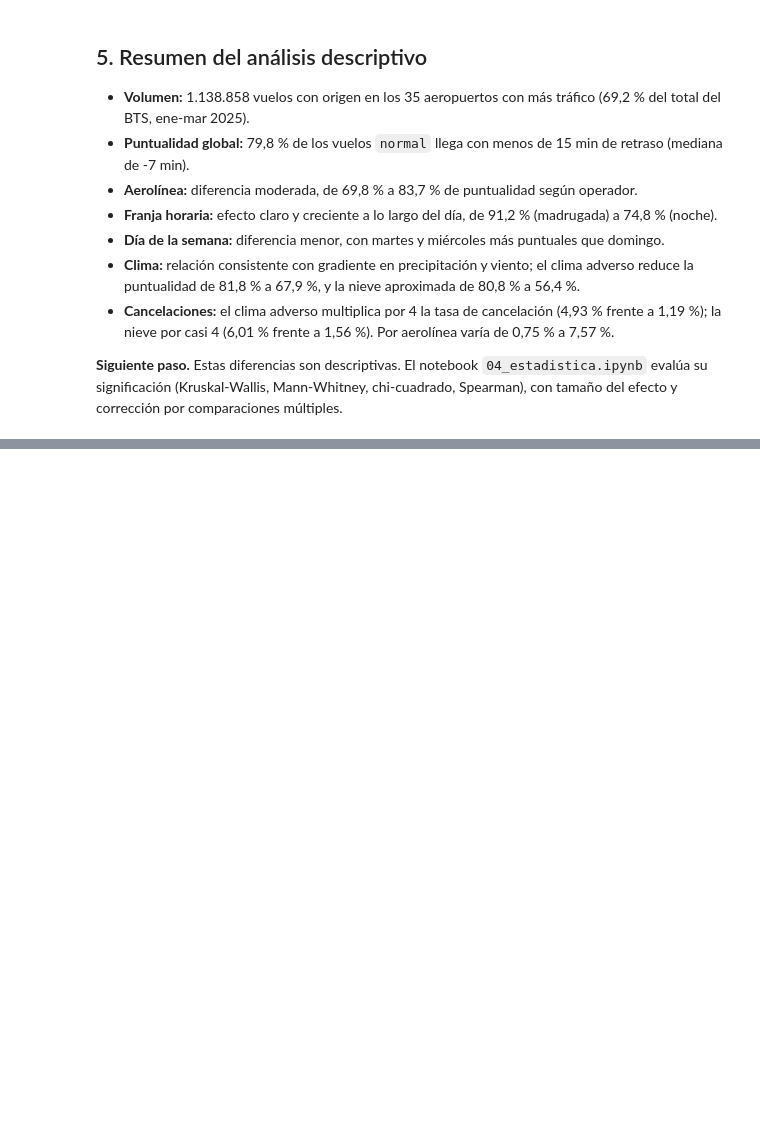
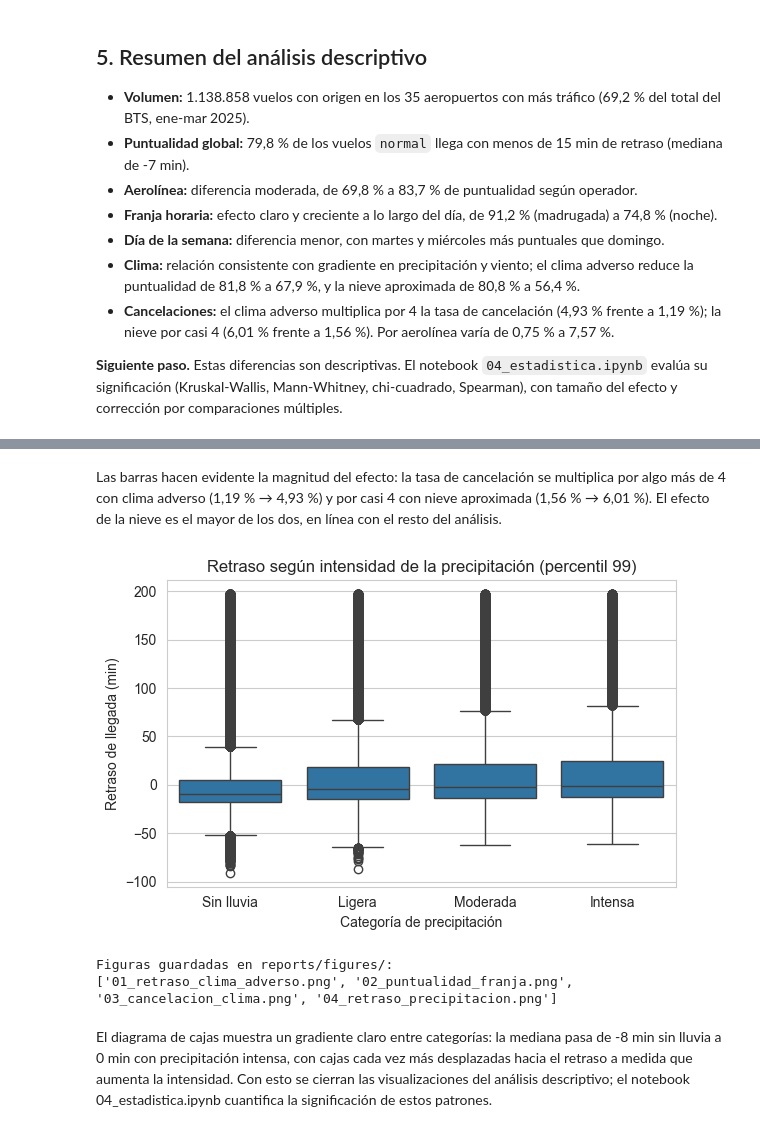
Before and after one commit to mgonzalezbenm/vuelos-clima-eda, a Jupyter notebook: notebooks/03_eda.ipynb, the cells around one changed output, grey strips where cells are left out. Saved outputs shown, nothing was run; the diff lists cells and outputs as text; code cells hidden in the pictures; blank space fills up the shorter version.

```diff
--- a/notebooks/03_eda.ipynb
+++ b/notebooks/03_eda.ipynb
@@ -177,0 +238,23 @@ Con esto se completa el análisis descriptivo: retraso y cancelación caracteriz
+# %% [markdown]
+Las barras hacen evidente la magnitud del efecto: la tasa de cancelación se multiplica por algo más de 4 con clima adverso (1,19 % → 4,93 %) y por casi 4 con nieve aproximada (1,56 % → 6,01 %). El efecto de la nieve es el mayor de los dos, en línea con el resto del análisis.
+# %%
+# 4. Retraso según categoría de precipitación
+orden_precip = ["Sin lluvia", "Ligera", "Moderada", "Intensa"]
+fig, ax = plt.subplots(figsize=(6, 4))
+sns.boxplot(data=normal[normal["ArrDelay"] <= limite], x="precip_cat", y="ArrDelay",
+           order=orden_precip, ax=ax)
+ax.set_xlabel("Categoría de precipitación")
+ax.set_ylabel("Retraso de llegada (min)")
+ax.set_title("Retraso según intensidad de la precipitación (percentil 99)")
+plt.tight_layout()
+plt.savefig("../reports/figures/04_retraso_precipitacion.png", dpi=150, bbox_inches="tight")
+plt.show()
+
+print("Figuras guardadas en reports/figures/:")
+print(sorted(p.name for p in Path("../reports/figures").glob("*.png")))
+# %% [output]
+[figure, added]
+Figuras guardadas en reports/figures/:
+['01_retraso_clima_adverso.png', '02_puntualidad_franja.png', '03_cancelacion_clima.png', '04_retraso_precipitacion.png']
+# %% [markdown]
+El diagrama de cajas muestra un gradiente claro entre categorías: la mediana pasa de -8 min sin lluvia a 0 min con precipitación intensa, con cajas cada vez más desplazadas hacia el retraso a medida que aumenta la intensidad. Con esto se cierran las visualizaciones del análisis descriptivo; el notebook 04_estadistica.ipynb cuantifica la significación de estos patrones.
```
Also changed, not shown: parts of 7 cells of this notebook, 4 other files.
